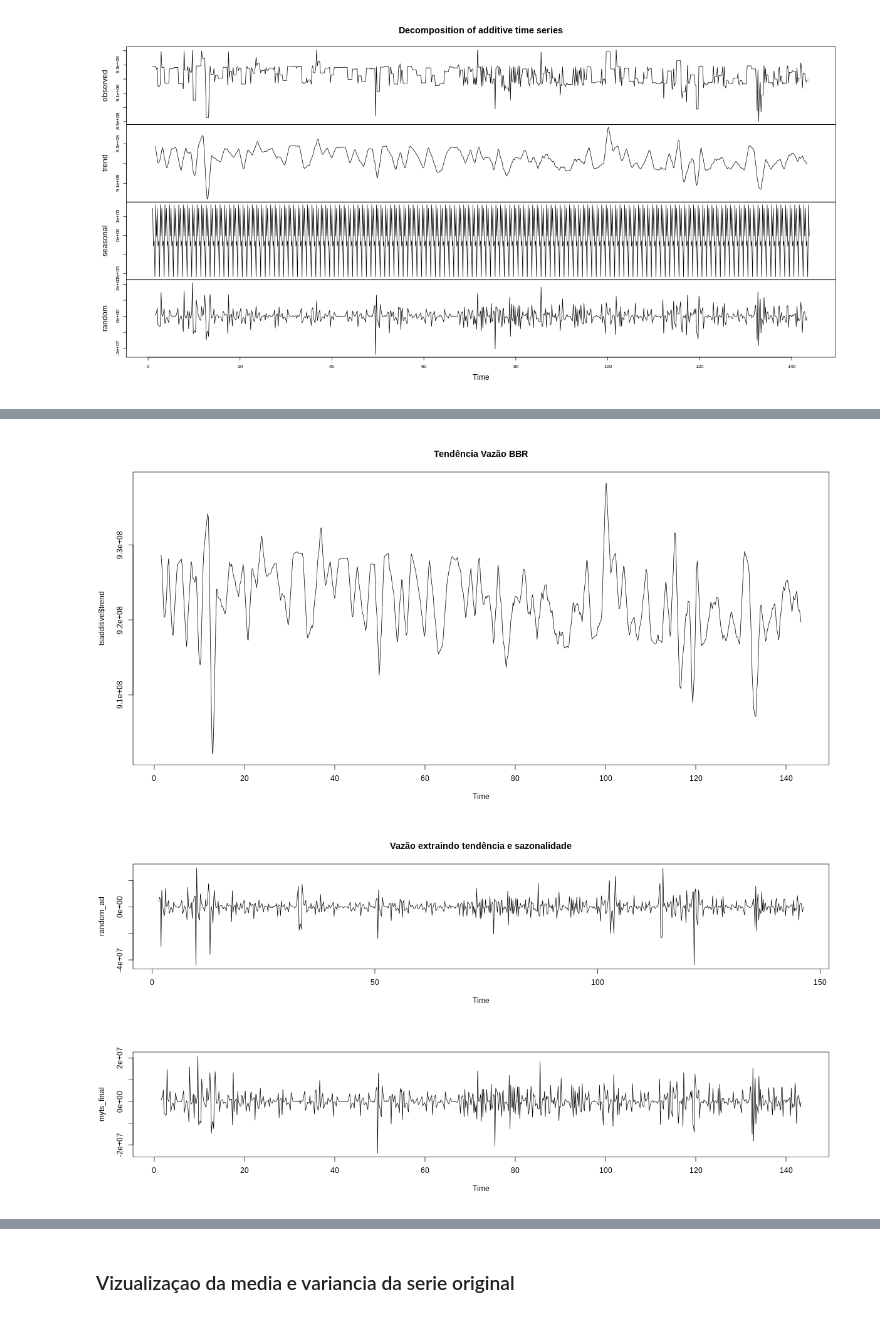
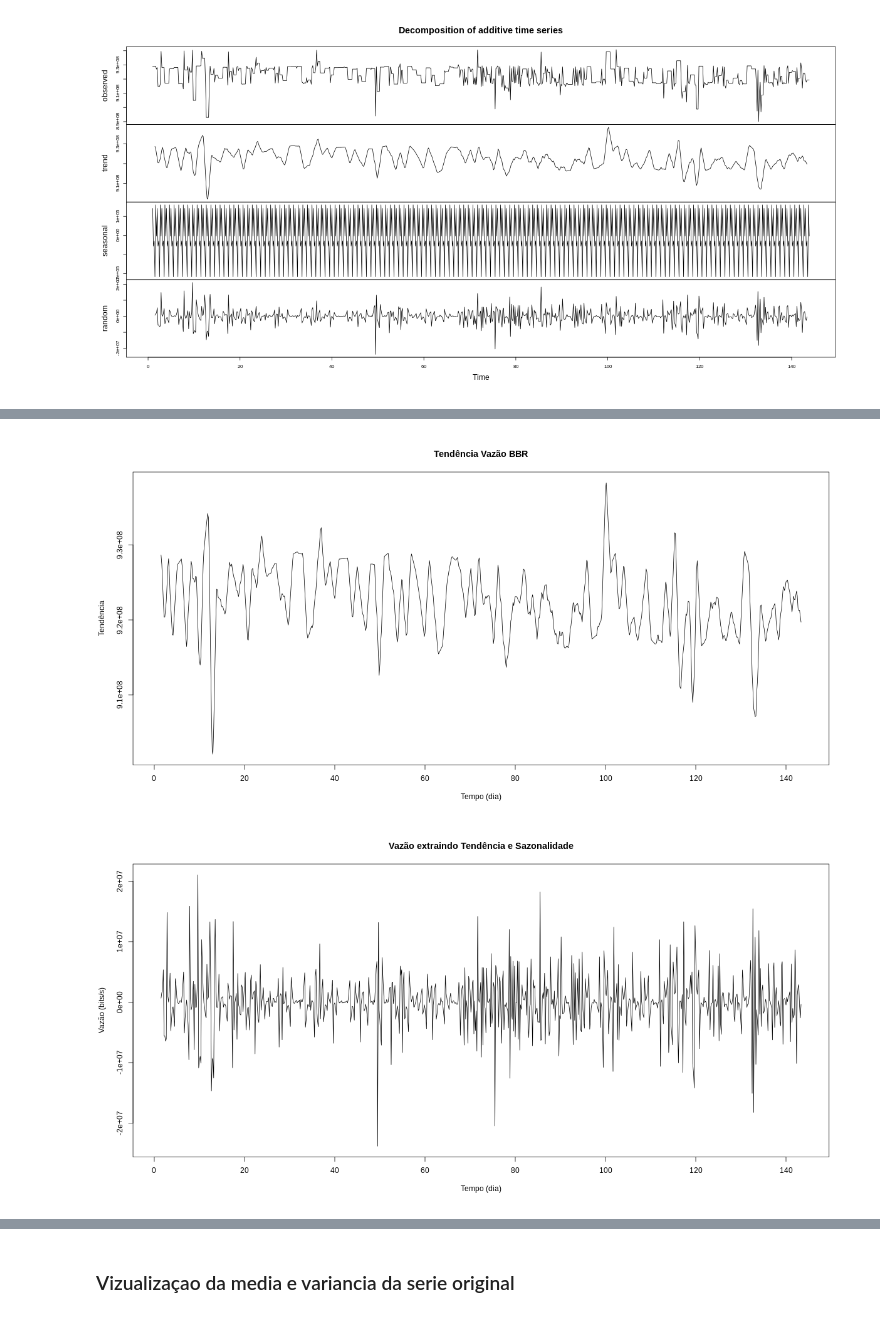
Before and after one commit to LarcesUece/UECE-RNP-PMon2022, a Jupyter notebook: Analise_BBR_Esmond_VazaoFINAL.ipynb, the cells around one changed output, grey strips where cells are left out. Cells and saved outputs as stored; diff of their text form; code cells hidden in the pictures.

```diff
--- a/Analise_BBR_Esmond_VazaoFINAL.ipynb
+++ b/Analise_BBR_Esmond_VazaoFINAL.ipynb
@@ -155,4 +152,4 @@ myts = TSbbr - tsadditive$seasonal
 # %%
-%%R -w 1200
+%%R
 
-myts_final = myts - tsadditive$trend
+random_ad = tsadditive$random
@@ -165,14 +156,12 @@ plot(myts_final)
 # %%
 %%R -h 600 -w 1200 # Destacando a Tendencia
 
-plot(tsadditive$trend, main = 'Tendência Vazão BBR')
+plot(tsadditive$trend, main = 'Tendência Vazão BBR', ylab = 'Tendência', xlab = 'Tempo (dia)')
 # %% [output]
-[figure, old version]
+[figure, new version]
 # %%
 %%R -h 600 -w 1200 # Extraindo a Tendência e a Sazonalidade (Decomposição clássica aditiva)
 
-par(mfrow = c(2,1))
-plot(random_ad, main = 'Vazão extraindo tendência e sazonalidade')
-plot(myts_final)
+plot(random_ad, main = 'Vazão extraindo Tendência e Sazonalidade', ylab = 'Vazão (bits/s)', xlab = 'Tempo (dia)')
 # %% [output]
-[figure, old version]
+[figure, new version]
```
Also changed, not shown: parts of 35 cells of this notebook.
